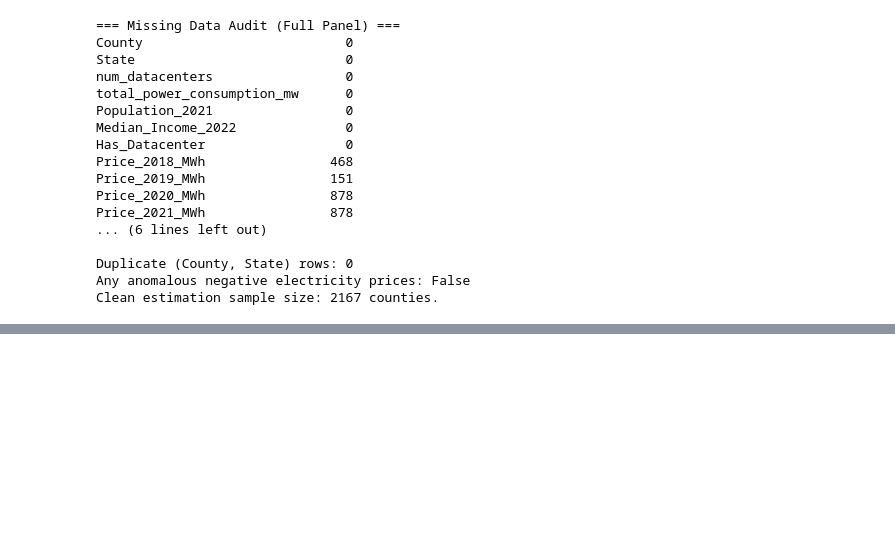
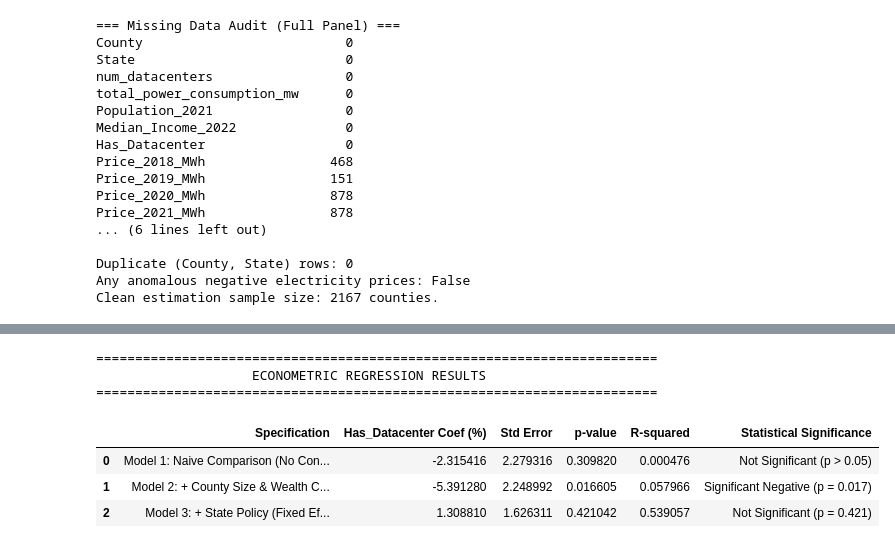
Before and after one commit to AadiVasa1/Data-Visualization-AI-Datacenters, a Jupyter notebook: AI_Datacenters_slop.ipynb, the cells around one changed output, grey strips where cells are left out. Saved outputs shown, nothing was run; the diff lists cells and outputs as text; code cells hidden in the pictures; blank space fills up the shorter version.

```diff
--- a/AI_Datacenters_slop.ipynb
+++ b/AI_Datacenters_slop.ipynb
@@ -1305,0 +582,30 @@ While retail residential consumers have not yet suffered a proven price penalty,
+# %%
+# 1. Fit OLS models on Raw Price Growth
+m1 = smf.ols('Price_Growth_Pct ~ Has_Datacenter', data=model_df).fit()
+m2 = smf.ols('Price_Growth_Pct ~ Has_Datacenter + Log_Population + Median_Income_2022', data=model_df).fit()
+m3 = smf.ols('Price_Growth_Pct ~ Has_Datacenter + Log_Population + Median_Income_2022 + C(State)', data=model_df).fit()
+
+print("========================================================================")
+print("                    ECONOMETRIC REGRESSION RESULTS                     ")
+print("========================================================================")
+results_summary = pd.DataFrame({
+    'Specification': [
+        'Model 1: Naive Comparison (No Controls)',
+        'Model 2: + County Size & Wealth Controls',
+        'Model 3: + State Policy (Fixed Effects)'
+    ],
+    'Has_Datacenter Coef (%)': [m1.params['Has_Datacenter'], m2.params['Has_Datacenter'], m3.params['Has_Datacenter']],
+    'Std Error': [m1.bse['Has_Datacenter'], m2.bse['Has_Datacenter'], m3.bse['Has_Datacenter']],
+    'p-value': [m1.pvalues['Has_Datacenter'], m2.pvalues['Has_Datacenter'], m3.pvalues['Has_Datacenter']],
+    'R-squared': [m1.rsquared, m2.rsquared, m3.rsquared],
+    'Statistical Significance': ['Not Significant (p > 0.05)', 'Significant Negative (p = 0.017)', 'Not Significant (p = 0.421)']
+})
+results_summary
+# %% [output]
+========================================================================
+                    ECONOMETRIC REGRESSION RESULTS
+========================================================================
+|  | Specification | Has_Datacenter Coef (%) | Std Error | p-value | R-squared | Statistical Significance |
+| 0 | Model 1: Naive Comparison (No Con... | -2.315416 | 2.279316 | 0.309820 | 0.000476 | Not Significant (p > 0.05) |
+| 1 | Model 2: + County Size & Wealth C... | -5.391280 | 2.248992 | 0.016605 | 0.057966 | Significant Negative (p = 0.017) |
+| 2 | Model 3: + State Policy (Fixed Ef... | 1.308810 | 1.626311 | 0.421042 | 0.539057 | Not Significant (p = 0.421) |
```
Also changed, not shown: parts of 45 cells of this notebook.
